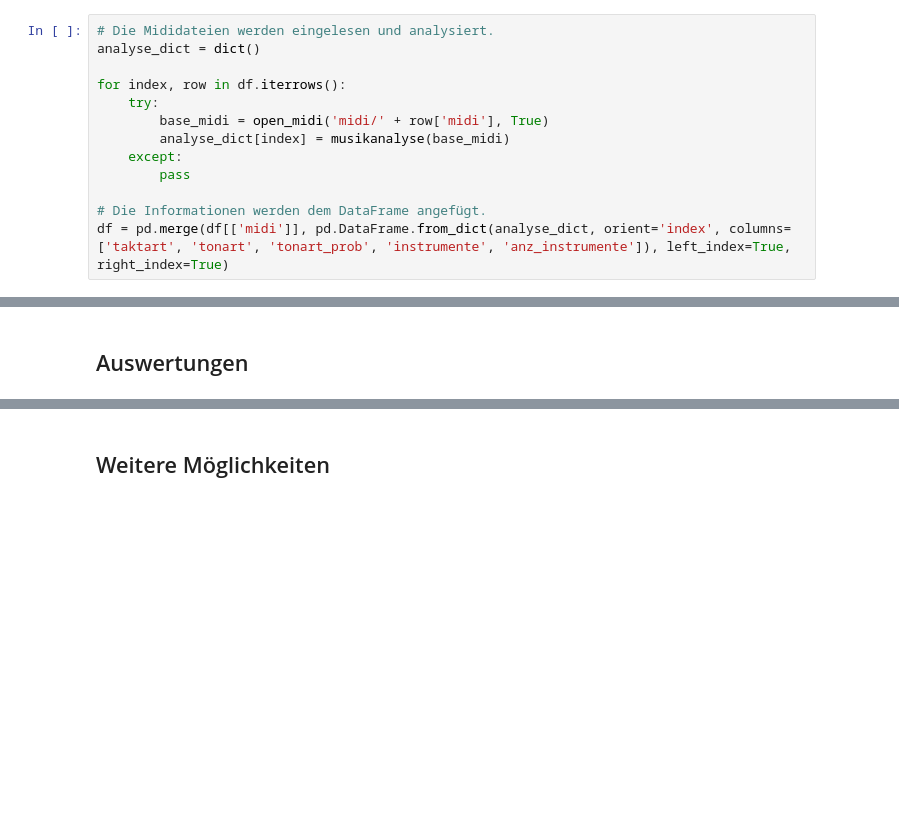
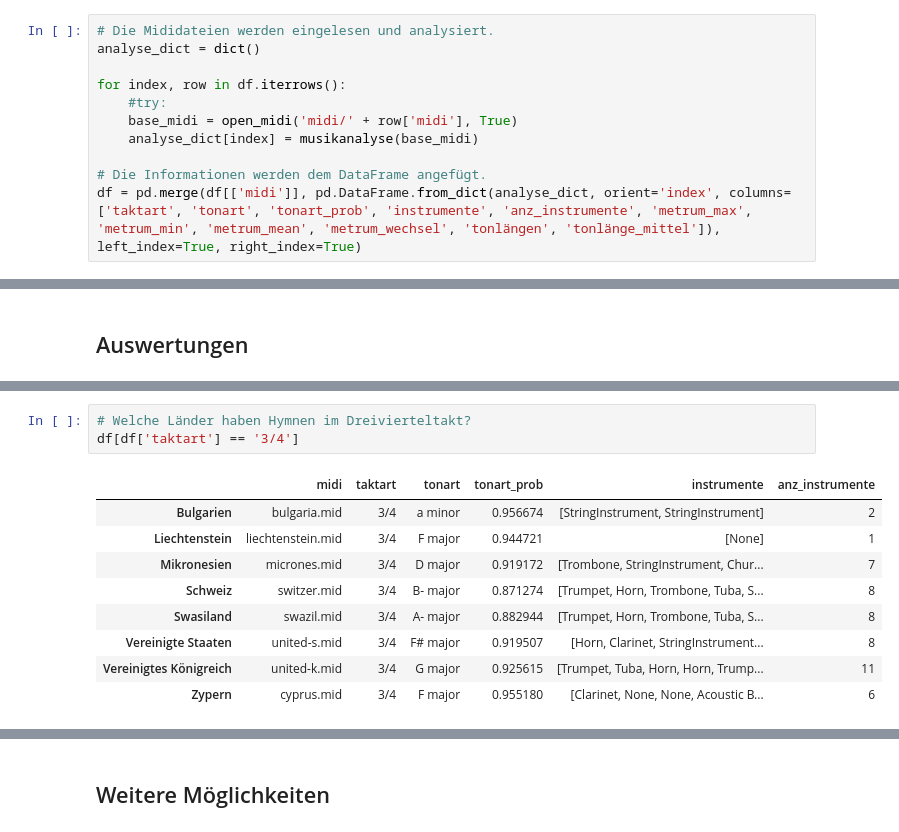
Before and after one commit to tamedia-ddj/2019-07_nationalhymnen, a Jupyter notebook: 2_nationalhymnen_musikanalyse.ipynb, the cells around one changed output, grey strips where cells are left out. Saved outputs shown, nothing was run; the diff lists cells and outputs as text; blank space fills up the shorter version.

Commit message:
Backup neues Länderverzeichnis mit mehr Hymnen. Erste Musikauswertungen.

```diff
--- a/2_nationalhymnen_musikanalyse.ipynb
+++ b/2_nationalhymnen_musikanalyse.ipynb
@@ -52,11 +85,9 @@ df = pd.read_csv('länderübersicht.csv', index_col='index')
 analyse_dict = dict()
 
 for index, row in df.iterrows():
-    try:
-        base_midi = open_midi('midi/' + row['midi'], True)
-        analyse_dict[index] = musikanalyse(base_midi)
-    except:
-        pass
+    #try:
+    base_midi = open_midi('midi/' + row['midi'], True)
+    analyse_dict[index] = musikanalyse(base_midi)
 
 # Die Informationen werden dem DataFrame angefügt.
-df = pd.merge(df[['midi']], pd.DataFrame.from_dict(analyse_dict, orient='index', columns=['taktart', 'tonart', 'tonart_prob', 'instrumente', 'anz_instrumente']), left_index=True, right_index=True)
+df = pd.merge(df[['midi']], pd.DataFrame.from_dict(analyse_dict, orient='index', columns=['taktart', 'tonart', 'tonart_prob', 'instrumente', 'anz_instrumente', 'metrum_max', 'metrum_min', 'metrum_mean', 'metrum_wechsel', 'tonlängen', 'tonlänge_mittel']), left_index=True, right_index=True)
@@ -84,0 +144,13 @@ Name: tonart, dtype: int64
+# %%
+# Welche Länder haben Hymnen im Dreivierteltakt?
+df[df['taktart'] == '3/4']
+# %% [output]
+|  | midi | taktart | tonart | tonart_prob | instrumente | anz_instrumente |
+| Bulgarien | bulgaria.mid | 3/4 | a minor | 0.956674 | [StringInstrument, StringInstrument] | 2 |
+| Liechtenstein | liechtenstein.mid | 3/4 | F major | 0.944721 | [None] | 1 |
+| Mikronesien | micrones.mid | 3/4 | D major | 0.919172 | [Trombone, StringInstrument, Chur... | 7 |
+| Schweiz | switzer.mid | 3/4 | B- major | 0.871274 | [Trumpet, Horn, Trombone, Tuba, S... | 8 |
+| Swasiland | swazil.mid | 3/4 | A- major | 0.882944 | [Trumpet, Horn, Trombone, Tuba, S... | 8 |
+| Vereinigte Staaten | united-s.mid | 3/4 | F# major | 0.919507 | [Horn, Clarinet, StringInstrument... | 8 |
+| Vereinigtes Königreich | united-k.mid | 3/4 | G major | 0.925615 | [Trumpet, Tuba, Horn, Horn, Trump... | 11 |
+| Zypern | cyprus.mid | 3/4 | F major | 0.955180 | [Clarinet, None, None, Acoustic B... | 6 |
```
Also changed, not shown: parts of 16 cells of this notebook, 2 other files.
